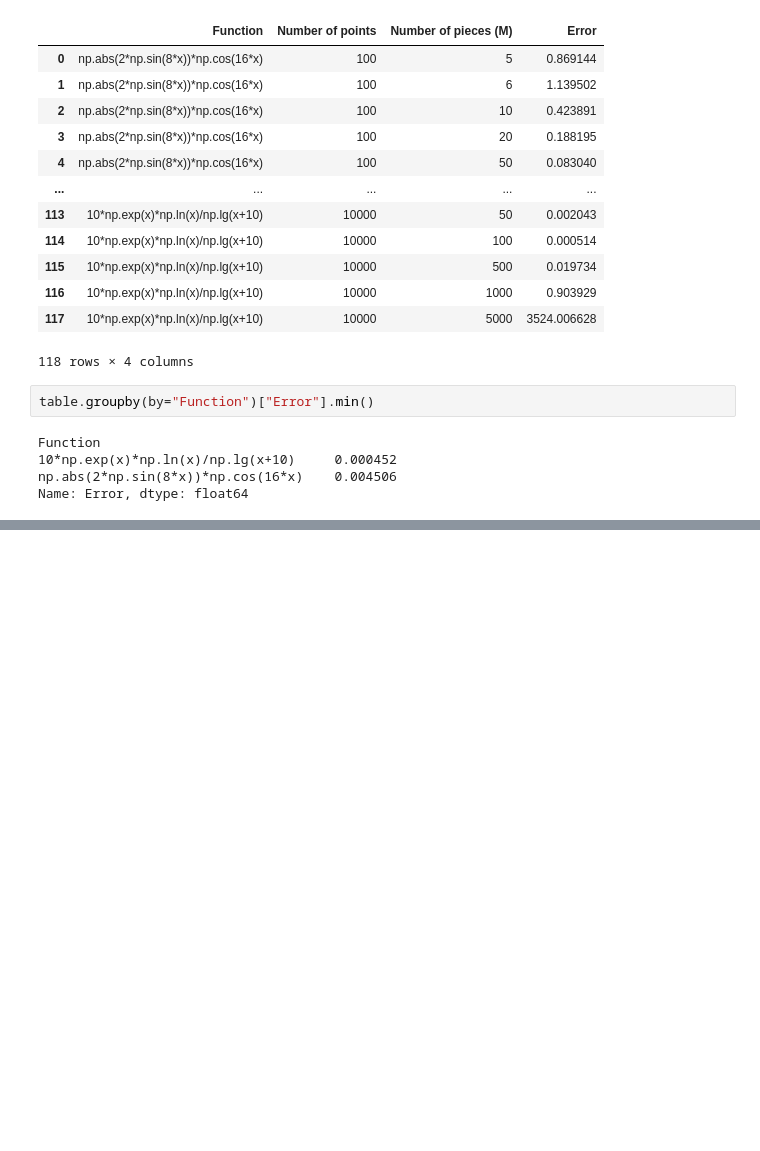
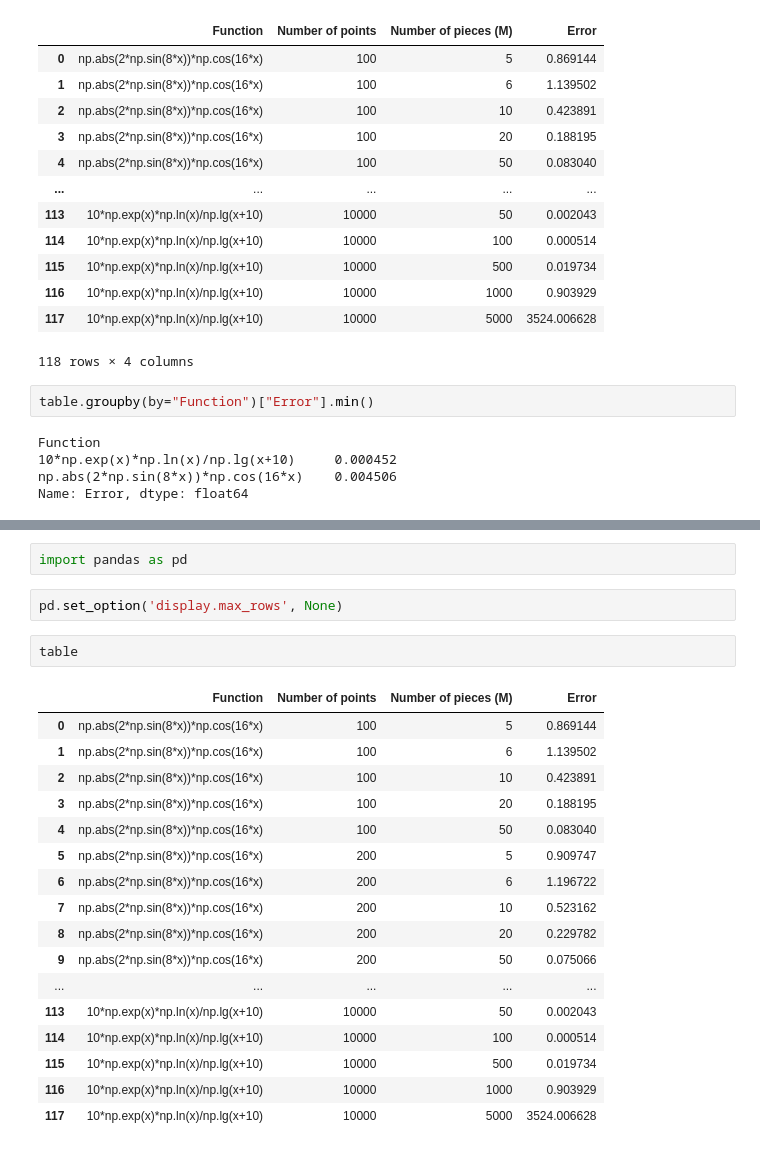
Before and after one commit to ruzanovad/omsu-notes, a Jupyter notebook: 4thgrade/methods/methods.ipynb, the cells around one changed output, grey strips where cells are left out. Cells and saved outputs as stored; diff of their text form; blank space fills up the shorter version.

```diff
--- a/4thgrade/methods/methods.ipynb
+++ b/4thgrade/methods/methods.ipynb
@@ -231,0 +235,24 @@ Name: Error, dtype: float64
+# %%
+import pandas as pd
+# %%
+pd.set_option('display.max_rows', None)
+# %%
+table
+# %% [output]
+|  | Function | Number of points | Number of pieces (M) | Error |
+| 0 | np.abs(2*np.sin(8*x))*np.cos(16*x) | 100 | 5 | 0.869144 |
+| 1 | np.abs(2*np.sin(8*x))*np.cos(16*x) | 100 | 6 | 1.139502 |
+| 2 | np.abs(2*np.sin(8*x))*np.cos(16*x) | 100 | 10 | 0.423891 |
+| 3 | np.abs(2*np.sin(8*x))*np.cos(16*x) | 100 | 20 | 0.188195 |
+| 4 | np.abs(2*np.sin(8*x))*np.cos(16*x) | 100 | 50 | 0.083040 |
+| 5 | np.abs(2*np.sin(8*x))*np.cos(16*x) | 200 | 5 | 0.909747 |
+| 6 | np.abs(2*np.sin(8*x))*np.cos(16*x) | 200 | 6 | 1.196722 |
+| 7 | np.abs(2*np.sin(8*x))*np.cos(16*x) | 200 | 10 | 0.523162 |
+| 8 | np.abs(2*np.sin(8*x))*np.cos(16*x) | 200 | 20 | 0.229782 |
+| 9 | np.abs(2*np.sin(8*x))*np.cos(16*x) | 200 | 50 | 0.075066 |
+| ... | ... | ... | ... | ... |
+| 113 | 10*np.exp(x)*np.ln(x)/np.lg(x+10) | 10000 | 50 | 0.002043 |
+| 114 | 10*np.exp(x)*np.ln(x)/np.lg(x+10) | 10000 | 100 | 0.000514 |
+| 115 | 10*np.exp(x)*np.ln(x)/np.lg(x+10) | 10000 | 500 | 0.019734 |
+| 116 | 10*np.exp(x)*np.ln(x)/np.lg(x+10) | 10000 | 1000 | 0.903929 |
+| 117 | 10*np.exp(x)*np.ln(x)/np.lg(x+10) | 10000 | 5000 | 3524.006628 |
```
Also changed, not shown: parts of 1 cell of this notebook, 2 other files.
